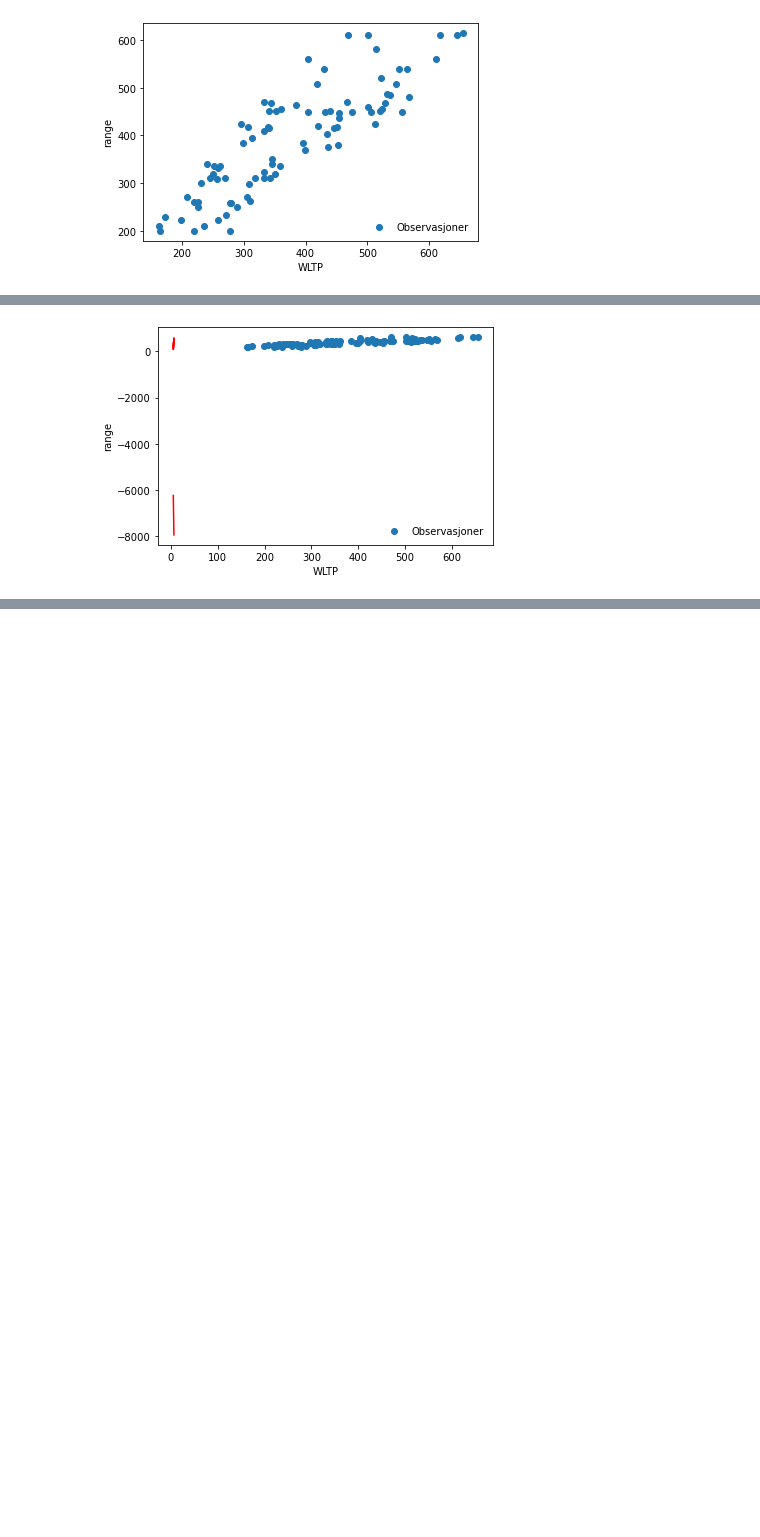
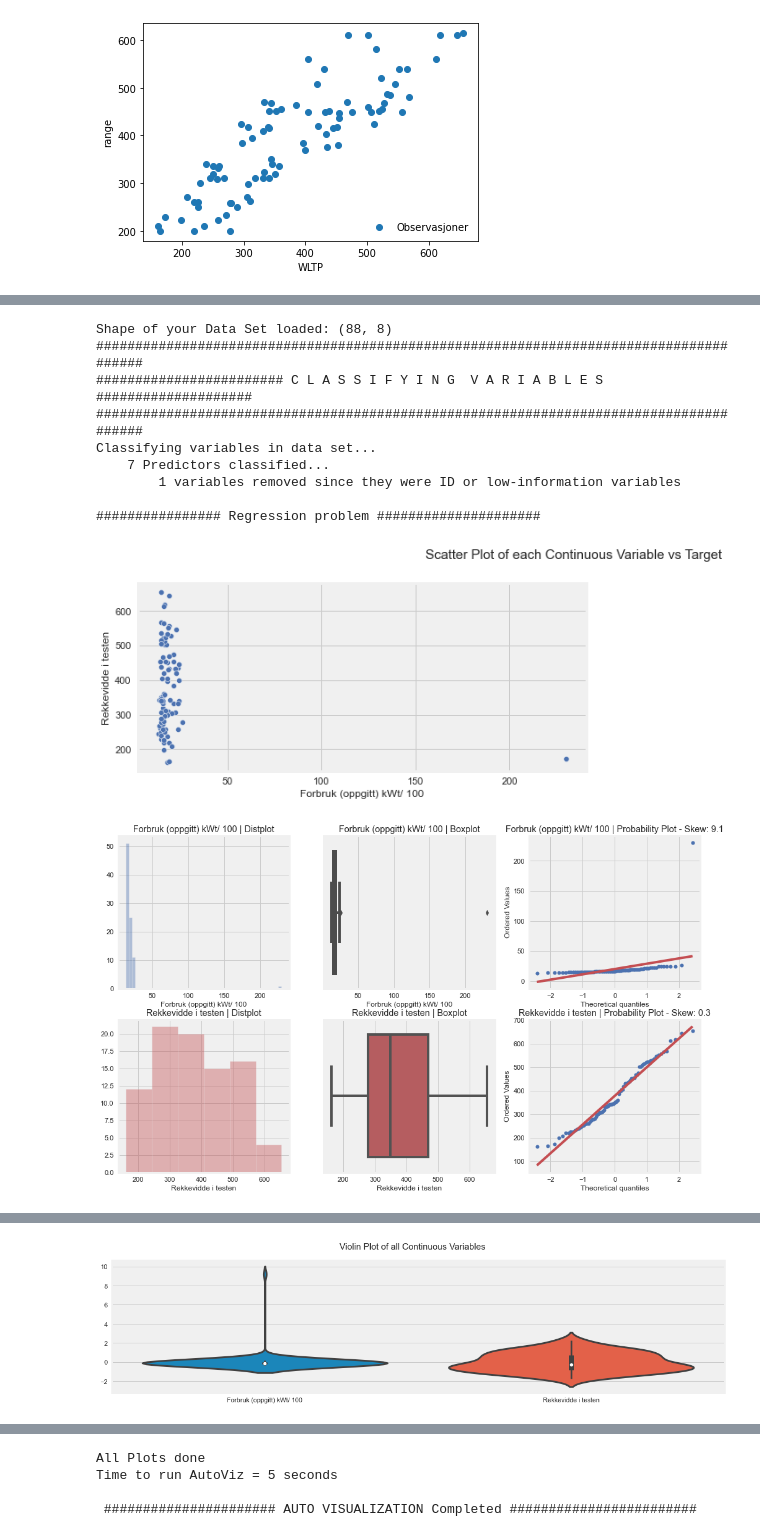
Before and after one commit to eso086/sok-1005-v22, a Jupyter notebook: Mappe 5/WLTPnew.ipynb, the cells around one changed output, grey strips where cells are left out. Drawn from its saved outputs; the diff is of its cells as text; code cells hidden in the pictures; blank space fills up the shorter version.

Commit message:
Autoviz test

```diff
--- a/Mappe 5/WLTPnew.ipynb
+++ b/Mappe 5/WLTPnew.ipynb
@@ -203,10 +204,39 @@ intercept      -1639.780968
 dtype: float64
 # %%
-x=np.linspace(min(np.log(g_df['Oppgitt WLTP'])), max(np.log(g_df['Rekkevidde i testen'])), 100)
+#plotting the regression line:
+x_vals=np.linspace(0,10,100)
+y_vals=res.params[0]+res.params[1]*x_vals
+#plotting the regression line:
+ax.plot(x_vals,y_vals,label='Regression line')
+ax.legend(loc='lower right',frameon=False)
+plt.show()
 
-regression_line=res.params['intercept']+res.params['Oppgitt WLTP']*x
 
-ax.plot(x, regression_line,color='red')
-fig
+
+#x=np.linspace(min(np.log(g_df['Rekkevidde i testen'])), max(np.log(g_df['Rekkevidde i testen'])), 500)
+
+#regression_line=res.params['intercept']+res.params['Rekkevidde i testen']*x
+
+
+#ax.plot(x, regression_line,color='red')
+#fig
-# %% [output]
-[figure, removed]
+# %%
+
+from autoviz.AutoViz_Class import AutoViz_Class
+%matplotlib inline
+
+AV = AutoViz_Class()
+
+viz = AV.AutoViz("wltp.csv", sep=";", depVar= "Rekkevidde i testen")
+# %% [output]
+Shape of your Data Set loaded: (88, 8)
+#######################################################################################
+######################## C L A S S I F Y I N G  V A R I A B L E S  ####################
+#######################################################################################
+Classifying variables in data set...
+    7 Predictors classified...
+        1 variables removed since they were ID or low-information variables
+
+################ Regression problem #####################
+[figure, added]
+[figure, added]
@@ -212,0 +244 @@ fig
+[figure, added]
@@ -212,0 +248,4 @@ fig
+All Plots done
+Time to run AutoViz = 5 seconds
+
+ ###################### AUTO VISUALIZATION Completed ########################
```
Also changed, not shown: parts of 6 cells of this notebook, 1 other file.
